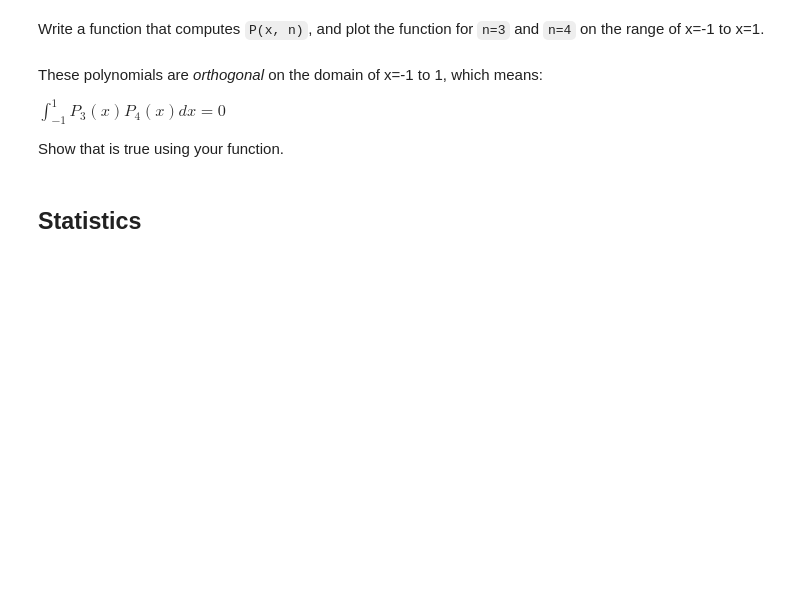
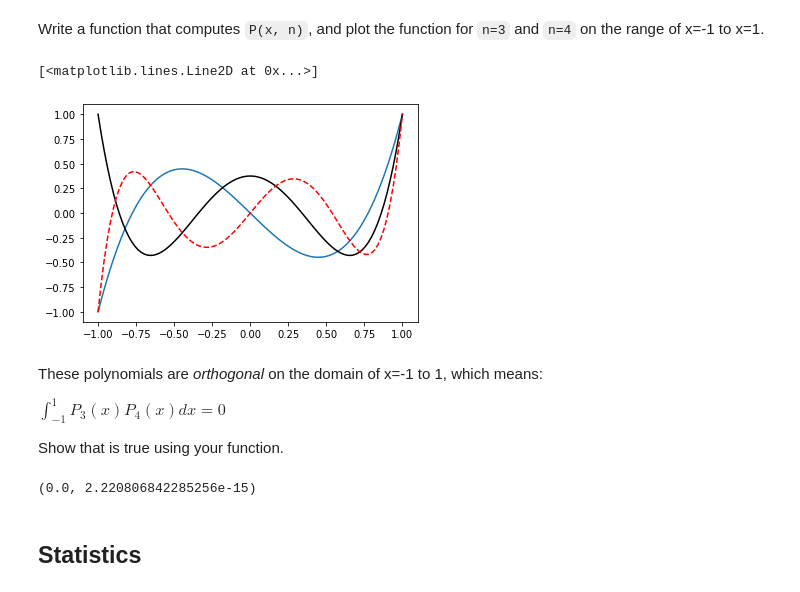
Before and after one commit to jqbond/f19-06623, a Jupyter notebook: lectures/02-practice-problems.ipynb, the cells around one changed output. Drawn from its saved outputs; the diff is of its cells as text; code cells hidden in the pictures; blank space fills up the shorter version.

```diff
--- a/lectures/02-practice-problems.ipynb
+++ b/lectures/02-practice-problems.ipynb
@@ -104,11 +121,35 @@ def M(n):
 # %% [markdown]
 Write a function that computes `P(x, n)`, and plot the function for `n=3` and `n=4` on the range of x=-1 to x=1.
+# %%
+def P(x, n):
+    Mlim = M(n)
+    for m in range(0,Mlim+1):
+        Pval = (-1)**m * factorial((2*n - 2*m)) / (2**n * factorial(m) * factorial(n-m) * factorial(n-2*m)) * x**(n - 2*m)
+        if m == 0:
+            Ptemp = Pval
+        else:
+            Ptemp = np.column_stack((Ptemp, Pval))
+    #print(Ptemp)
+    return np.sum(Ptemp, axis = 1)
+x = np.linspace(-1,1,100)
+plt.plot(x, P(x,3))
+plt.plot(x, P(x,4), 'k')
+plt.plot(x, P(x,5), 'r--')
+# %% [output]
+[<matplotlib.lines.Line2D at 0x...>]
+[figure, added]
 # %% [markdown]
 These polynomials are *orthogonal* on the domain of x=-1 to 1, which means:
 
 $\int_{-1}^{1} P_3(x) P_4(x) dx = 0$
 
 Show that is true using your function.
+# %%
+def integrand(x):
+    return (P(x,3)*(P(x,4)))
+quad(integrand, -1, 1)
+# %% [output]
+(0.0, 2.220806842285256e-15)
 # %% [markdown]
 ## Statistics
 # %% [markdown]
```
Also changed, not shown: parts of 10 cells of this notebook, 1 other file.
